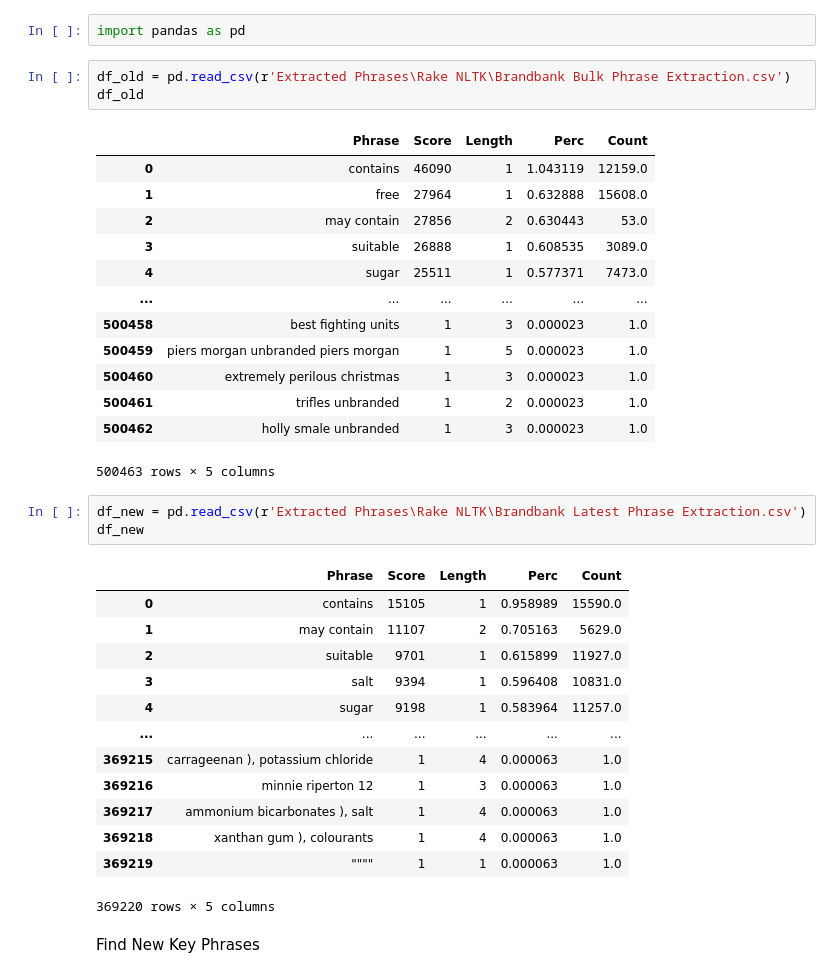
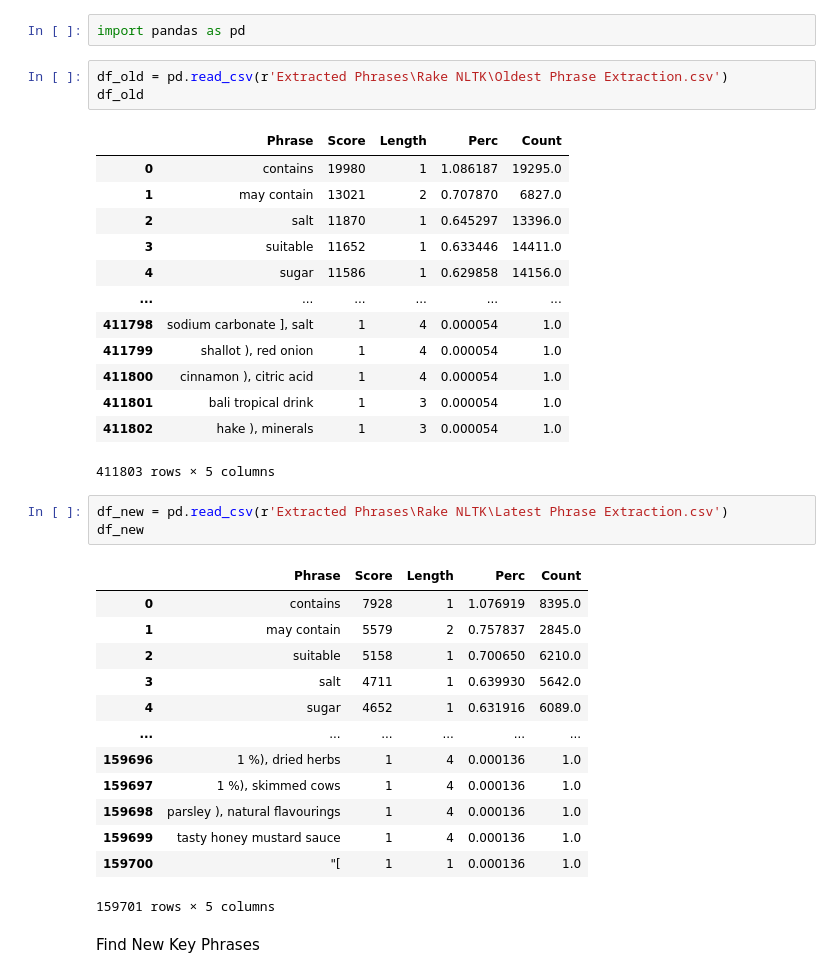
Before and after one commit to jacksim588/Keyphrase-Extraction, a Jupyter notebook: KeyPhrase Comparison.ipynb, the cells around one changed output. Cells and saved outputs as stored; diff of their text form.

Commit message:
Exported Phrase Comparison

```diff
--- a/KeyPhrase Comparison.ipynb
+++ b/KeyPhrase Comparison.ipynb
@@ -3,39 +3,39 @@ Data Load
 # %%
 import pandas as pd
 # %%
-df_old = pd.read_csv(r'Extracted Phrases\Rake NLTK\Brandbank Bulk Phrase Extraction.csv')
+df_old = pd.read_csv(r'Extracted Phrases\Rake NLTK\Oldest Phrase Extraction.csv')
 df_old
 # %% [output]
 |  | Phrase | Score | Length | Perc | Count |
-| 0 | contains | 46090 | 1 | 1.043119 | 12159.0 |
-| 1 | free | 27964 | 1 | 0.632888 | 15608.0 |
-| 2 | may contain | 27856 | 2 | 0.630443 | 53.0 |
-| 3 | suitable | 26888 | 1 | 0.608535 | 3089.0 |
-| 4 | sugar | 25511 | 1 | 0.577371 | 7473.0 |
+| 0 | contains | 19980 | 1 | 1.086187 | 19295.0 |
+| 1 | may contain | 13021 | 2 | 0.707870 | 6827.0 |
+| 2 | salt | 11870 | 1 | 0.645297 | 13396.0 |
+| 3 | suitable | 11652 | 1 | 0.633446 | 14411.0 |
+| 4 | sugar | 11586 | 1 | 0.629858 | 14156.0 |
 | ... | ... | ... | ... | ... | ... |
-| 500458 | best fighting units | 1 | 3 | 0.000023 | 1.0 |
-| 500459 | piers morgan unbranded piers morgan | 1 | 5 | 0.000023 | 1.0 |
-| 500460 | extremely perilous christmas | 1 | 3 | 0.000023 | 1.0 |
-| 500461 | trifles unbranded | 1 | 2 | 0.000023 | 1.0 |
-| 500462 | holly smale unbranded | 1 | 3 | 0.000023 | 1.0 |
+| 411798 | sodium carbonate ], salt | 1 | 4 | 0.000054 | 1.0 |
+| 411799 | shallot ), red onion | 1 | 4 | 0.000054 | 1.0 |
+| 411800 | cinnamon ), citric acid | 1 | 4 | 0.000054 | 1.0 |
+| 411801 | bali tropical drink | 1 | 3 | 0.000054 | 1.0 |
+| 411802 | hake ), minerals | 1 | 3 | 0.000054 | 1.0 |
-500463 rows × 5 columns
+411803 rows × 5 columns
 # %%
-df_new = pd.read_csv(r'Extracted Phrases\Rake NLTK\Brandbank Latest Phrase Extraction.csv')
+df_new = pd.read_csv(r'Extracted Phrases\Rake NLTK\Latest Phrase Extraction.csv')
 df_new
 # %% [output]
 |  | Phrase | Score | Length | Perc | Count |
-| 0 | contains | 15105 | 1 | 0.958989 | 15590.0 |
-| 1 | may contain | 11107 | 2 | 0.705163 | 5629.0 |
-| 2 | suitable | 9701 | 1 | 0.615899 | 11927.0 |
-| 3 | salt | 9394 | 1 | 0.596408 | 10831.0 |
-| 4 | sugar | 9198 | 1 | 0.583964 | 11257.0 |
+| 0 | contains | 7928 | 1 | 1.076919 | 8395.0 |
+| 1 | may contain | 5579 | 2 | 0.757837 | 2845.0 |
+| 2 | suitable | 5158 | 1 | 0.700650 | 6210.0 |
+| 3 | salt | 4711 | 1 | 0.639930 | 5642.0 |
+| 4 | sugar | 4652 | 1 | 0.631916 | 6089.0 |
 | ... | ... | ... | ... | ... | ... |
-| 369215 | carrageenan ), potassium chloride | 1 | 4 | 0.000063 | 1.0 |
-| 369216 | minnie riperton 12 | 1 | 3 | 0.000063 | 1.0 |
-| 369217 | ammonium bicarbonates ), salt | 1 | 4 | 0.000063 | 1.0 |
-| 369218 | xanthan gum ), colourants | 1 | 4 | 0.000063 | 1.0 |
-| 369219 | """" | 1 | 1 | 0.000063 | 1.0 |
+| 159696 | 1 %), dried herbs | 1 | 4 | 0.000136 | 1.0 |
+| 159697 | 1 %), skimmed cows | 1 | 4 | 0.000136 | 1.0 |
+| 159698 | parsley ), natural flavourings | 1 | 4 | 0.000136 | 1.0 |
+| 159699 | tasty honey mustard sauce | 1 | 4 | 0.000136 | 1.0 |
+| 159700 | "[ | 1 | 1 | 0.000136 | 1.0 |
-369220 rows × 5 columns
+159701 rows × 5 columns
 # %% [markdown]
 Find New Key Phrases
 # %%
```
Also changed, not shown: parts of 5 cells of this notebook.
